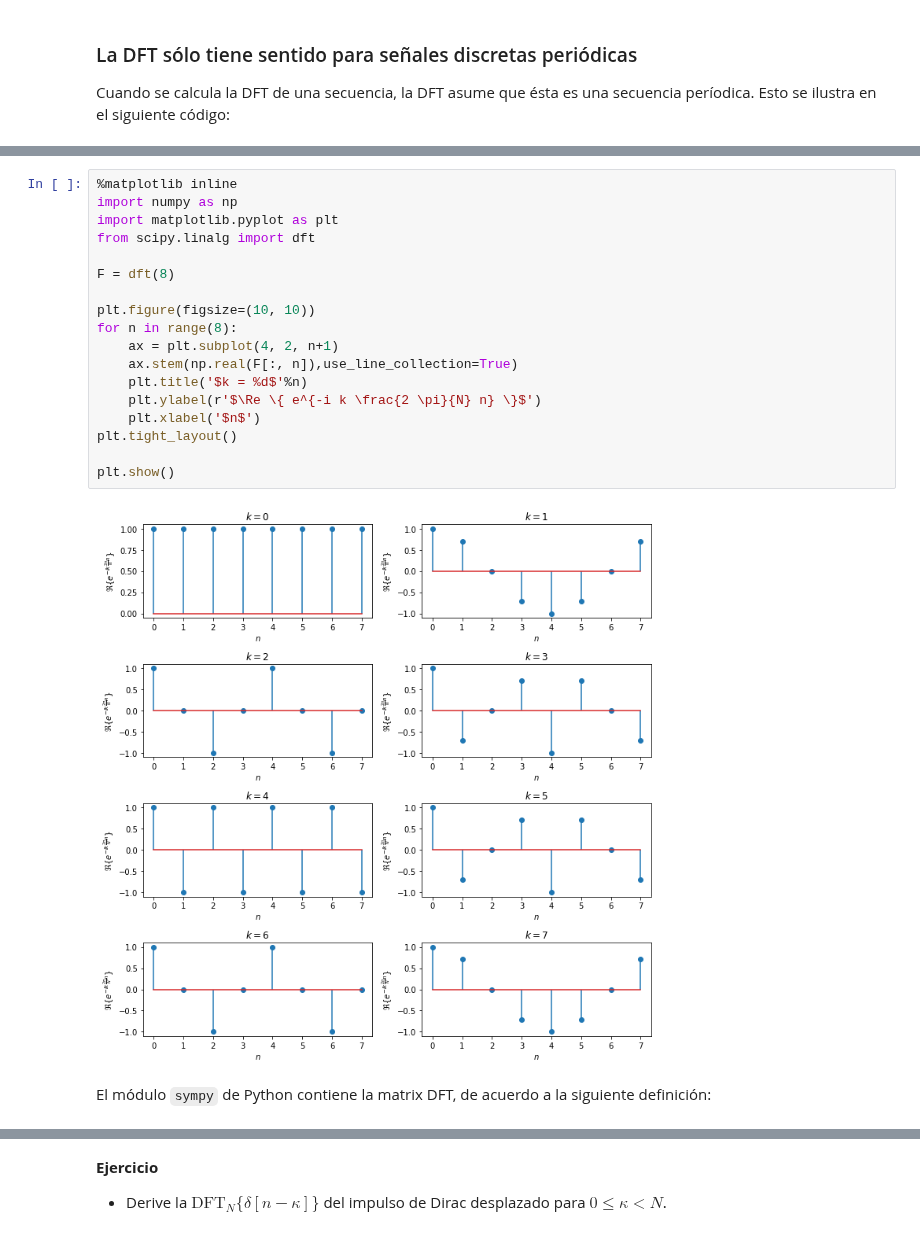
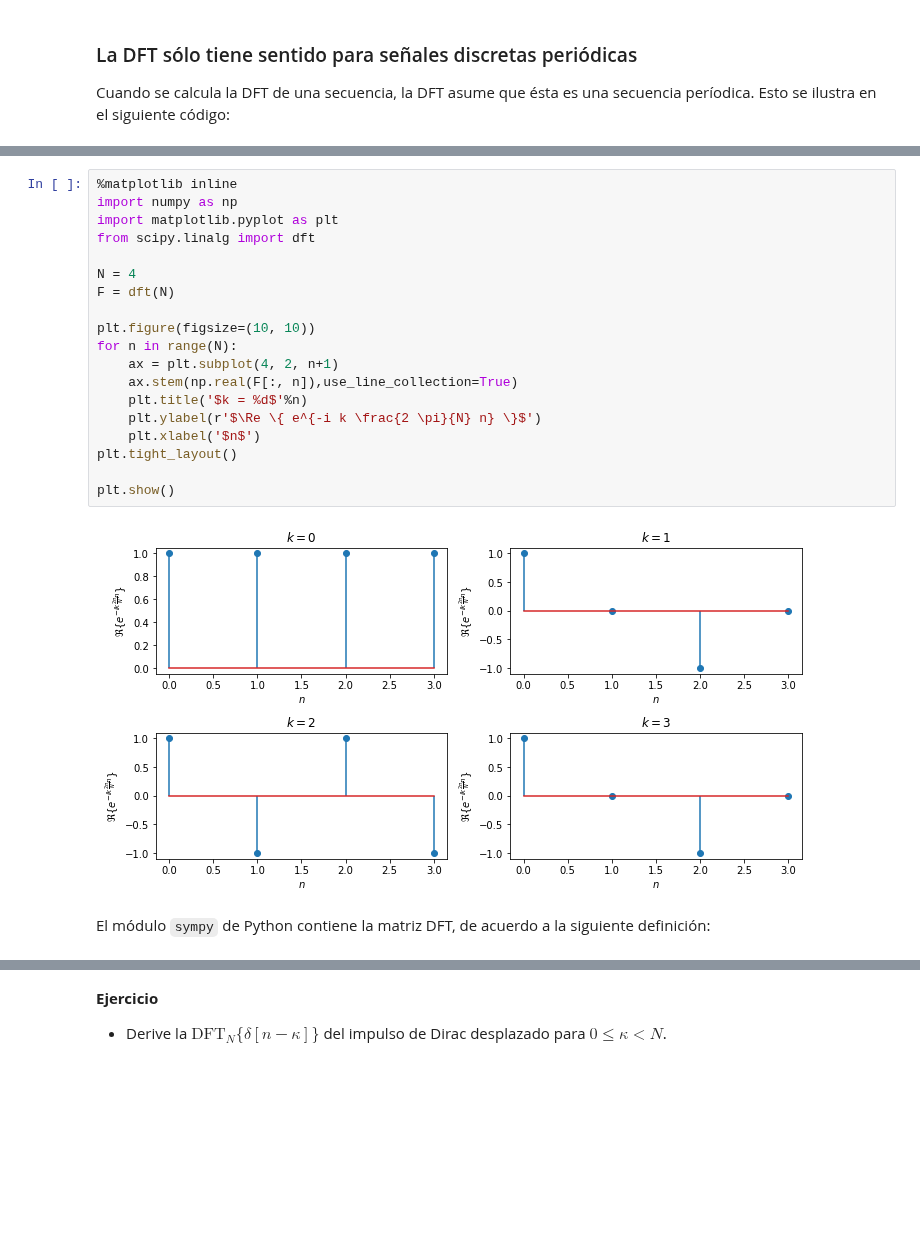
Before and after one commit to rodrigocadiz/senales_y_sistemas, a Jupyter notebook: 34-DFT.ipynb, the cells around one changed output, grey strips where cells are left out. Drawn from its saved outputs; the diff is of its cells as text; blank space fills up the shorter version.

```diff
--- a/34-DFT.ipynb
+++ b/34-DFT.ipynb
@@ -146,25 +185,26 @@ La representación matricial de la DFT es útil para la discusión de sus propie
 # %%
 %matplotlib inline
 import numpy as np
 import matplotlib.pyplot as plt
 from scipy.linalg import dft
 
-F = dft(8)
+N = 4
+F = dft(N)
 
 plt.figure(figsize=(10, 10))
-for n in range(8):
+for n in range(N):
     ax = plt.subplot(4, 2, n+1)
     ax.stem(np.real(F[:, n]),use_line_collection=True)
     plt.title('$k = %d$'%n)
     plt.ylabel(r'$\Re \{ e^{-i k \frac{2 \pi}{N} n} \}$')
     plt.xlabel('$n$')
 plt.tight_layout()
 
 plt.show()
 # %% [output]
-[figure, old version]
+[figure, new version]
 # %% [markdown]
-El módulo `sympy` de Python contiene la matrix DFT, de acuerdo a la siguiente definición:
+El módulo `sympy` de Python contiene la matriz DFT, de acuerdo a la siguiente definición:
 # %%
 import sympy.physics.matrices as m
 
```
Also changed, not shown: parts of 17 cells of this notebook, 13 other files.
